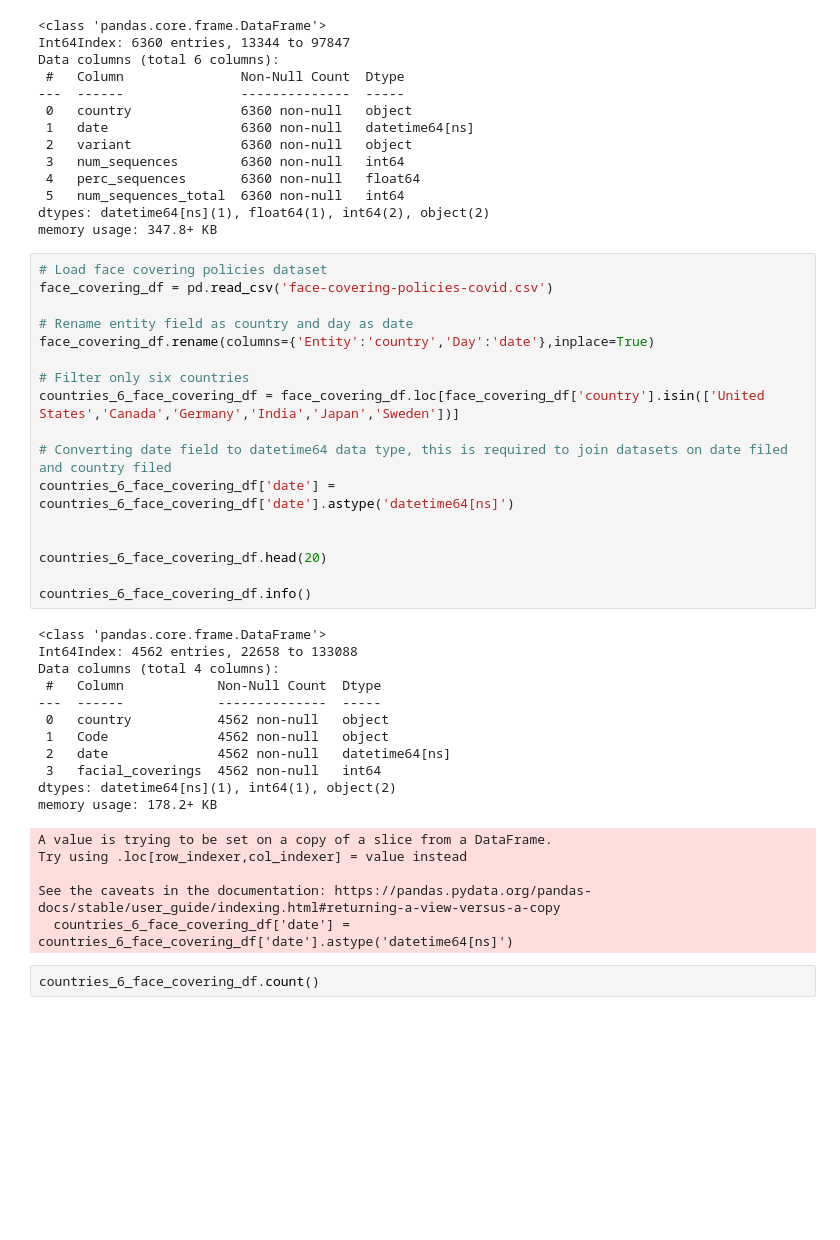
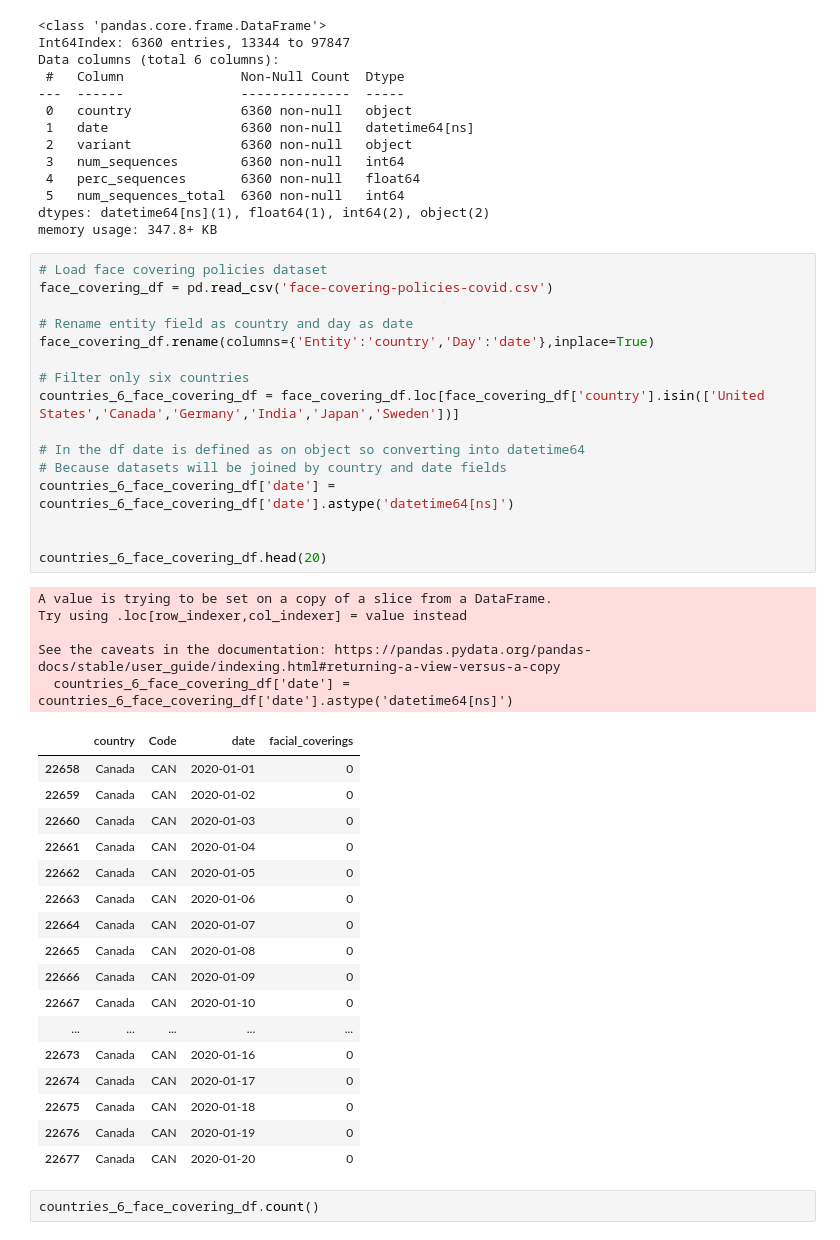
Before and after one commit to ranusuri/Team-A-Project-1, a Jupyter notebook: radhika_a/Covid_data_Radhika.ipynb, the cells around one changed output. Cells and saved outputs as stored; diff of their text form; blank space fills up the shorter version.

```diff
--- a/radhika_a/Covid_data_Radhika.ipynb
+++ b/radhika_a/Covid_data_Radhika.ipynb
@@ -77,37 +68,42 @@ memory usage: 347.8+ KB
 # %%
 # Load face covering policies dataset
 face_covering_df = pd.read_csv('face-covering-policies-covid.csv')
 
 # Rename entity field as country and day as date
 face_covering_df.rename(columns={'Entity':'country','Day':'date'},inplace=True)
 
 # Filter only six countries
 countries_6_face_covering_df = face_covering_df.loc[face_covering_df['country'].isin(['United States','Canada','Germany','India','Japan','Sweden'])]
 
-# Converting date field to datetime64 data type, this is required to join datasets on date filed and country filed
+# In the df date is defined as on object so converting into datetime64
+# Because datasets will be joined by country and date fields
 countries_6_face_covering_df['date'] = countries_6_face_covering_df['date'].astype('datetime64[ns]')
 
 
 countries_6_face_covering_df.head(20)
-
-countries_6_face_covering_df.info()
 # %% [output]
-<class 'pandas.core.frame.DataFrame'>
-Int64Index: 4562 entries, 22658 to 133088
-Data columns (total 4 columns):
- #   Column            Non-Null Count  Dtype
----  ------            --------------  -----
- 0   country           4562 non-null   object
- 1   Code              4562 non-null   object
- 2   date              4562 non-null   datetime64[ns]
- 3   facial_coverings  4562 non-null   int64
-dtypes: datetime64[ns](1), int64(1), object(2)
-memory usage: 178.2+ KB
+A value is trying to be set on a copy of a slice from a DataFrame.
+Try using .loc[row_indexer,col_indexer] = value instead
+
+See the caveats in the documentation: https://pandas.pydata.org/pandas-docs/stable/user_guide/indexing.html#returning-a-view-versus-a-copy
+  countries_6_face_covering_df['date'] = countries_6_face_covering_df['date'].astype('datetime64[ns]')
-A value is trying to be set on a copy of a slice from a DataFrame.
-Try using .loc[row_indexer,col_indexer] = value instead
-
-See the caveats in the documentation: https://pandas.pydata.org/pandas-docs/stable/user_guide/indexing.html#returning-a-view-versus-a-copy
-  countries_6_face_covering_df['date'] = countries_6_face_covering_df['date'].astype('datetime64[ns]')
+|  | country | Code | date | facial_coverings |
+| 22658 | Canada | CAN | 2020-01-01 | 0 |
+| 22659 | Canada | CAN | 2020-01-02 | 0 |
+| 22660 | Canada | CAN | 2020-01-03 | 0 |
+| 22661 | Canada | CAN | 2020-01-04 | 0 |
+| 22662 | Canada | CAN | 2020-01-05 | 0 |
+| 22663 | Canada | CAN | 2020-01-06 | 0 |
+| 22664 | Canada | CAN | 2020-01-07 | 0 |
+| 22665 | Canada | CAN | 2020-01-08 | 0 |
+| 22666 | Canada | CAN | 2020-01-09 | 0 |
+| 22667 | Canada | CAN | 2020-01-10 | 0 |
+| ... | ... | ... | ... | ... |
+| 22673 | Canada | CAN | 2020-01-16 | 0 |
+| 22674 | Canada | CAN | 2020-01-17 | 0 |
+| 22675 | Canada | CAN | 2020-01-18 | 0 |
+| 22676 | Canada | CAN | 2020-01-19 | 0 |
+| 22677 | Canada | CAN | 2020-01-20 | 0 |
 # %%
 countries_6_face_covering_df.count()
 # %% [output]
```
Also changed, not shown: parts of 6 cells of this notebook.
